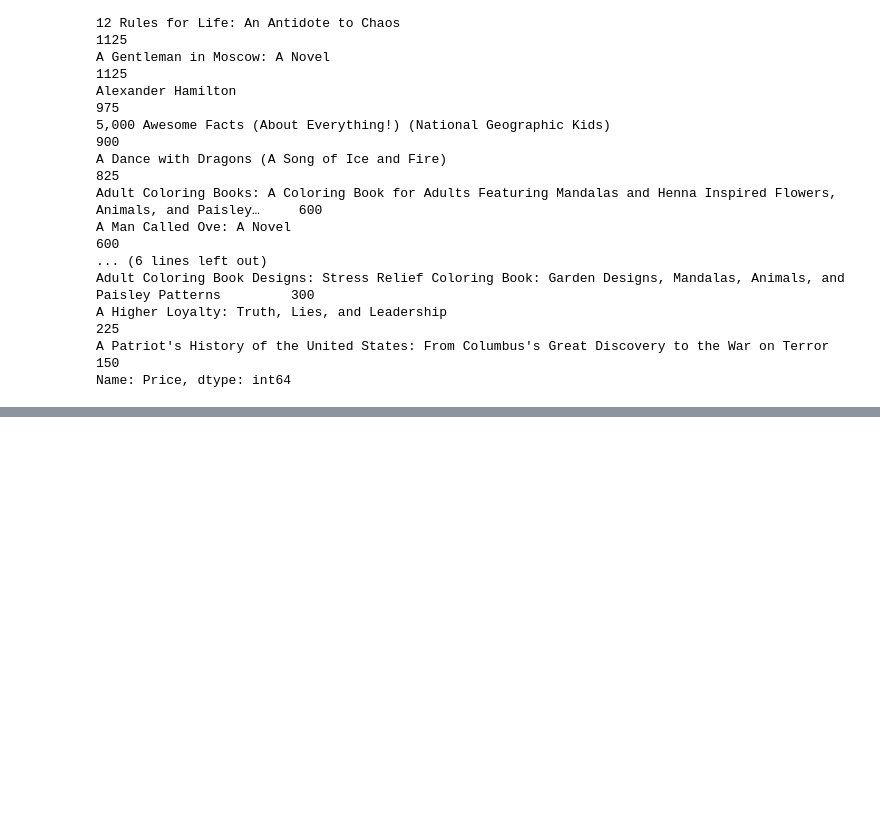
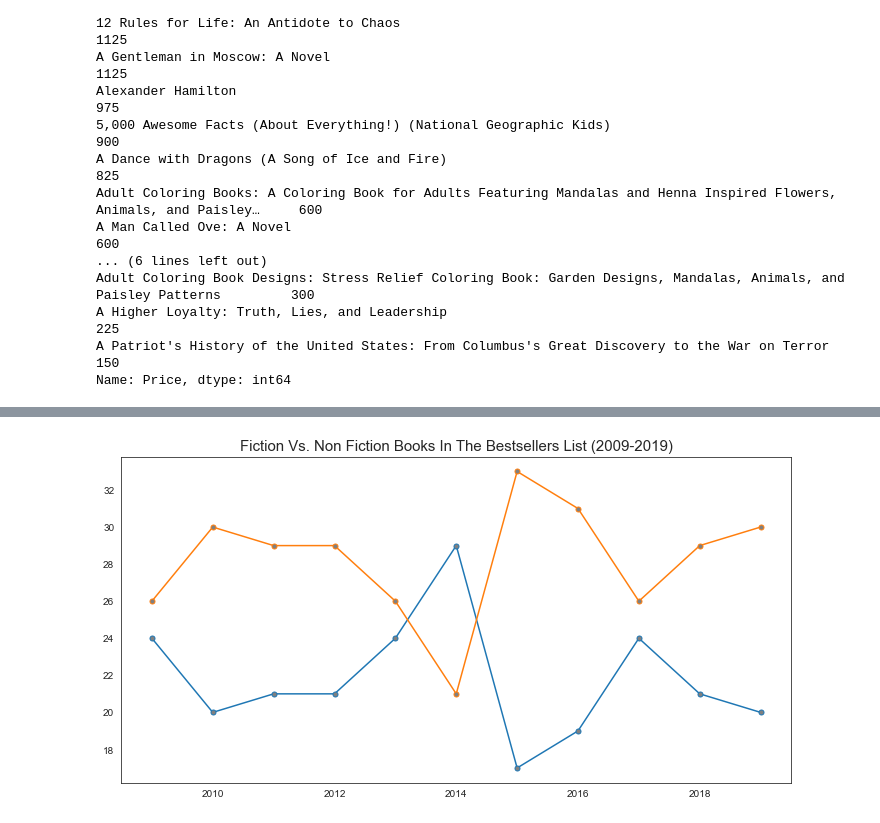
Before and after one commit to kav09/Analysis_of_Best_Selling_Books, a Jupyter notebook: notebook.ipynb, the cells around one changed output, grey strips where cells are left out. Cells and saved outputs as stored; diff of their text form; code cells hidden in the pictures; blank space fills up the shorter version.

```diff
--- a/notebook.ipynb
+++ b/notebook.ipynb
@@ -466,4 +485,5 @@ Name: Price, Length: 550, dtype: int64
 # %%
+booklist['Price'] = booklist['Price'].map(lambda price : price*75)
 booklist['Price'].head(20).sort_values(ascending = False)
 # %% [output]
 Name
@@ -483,5 +503,8 @@ Adult Coloring Book Designs: Stress Relief Coloring Book: Garden Designs, Mandal
 A Higher Loyalty: Truth, Lies, and Leadership                                                                             225
 A Patriot's History of the United States: From Columbus's Great Discovery to the War on Terror                            150
 Name: Price, dtype: int64
+# %%
+import seaborn as sns
+sns.set_style('whitegrid')
 # %%
-ratingCount = booklist.groupby('Author').count()
+books = booklist.groupby(['Year','Genre']).count().unstack()['Price']
@@ -496,0 +527,10 @@ ratingCount[ratingCount['User Rating'] > 10]
+# %%
+fig,axes=plt.subplots(1,1,figsize=(12,6))
+sns.set_style('white')
+axes.plot(books,markersize=5,markerfacecolor='grey',marker='o')
+axes.set_title('Fiction Vs. Non Fiction Books In The Bestsellers List (2009-2019)',fontdict={'size':15})
+plt.grid(0)
+
+plt.show()
+# %% [output]
+[figure, added]
```
Also changed, not shown: parts of 9 cells of this notebook, 3 other files.
